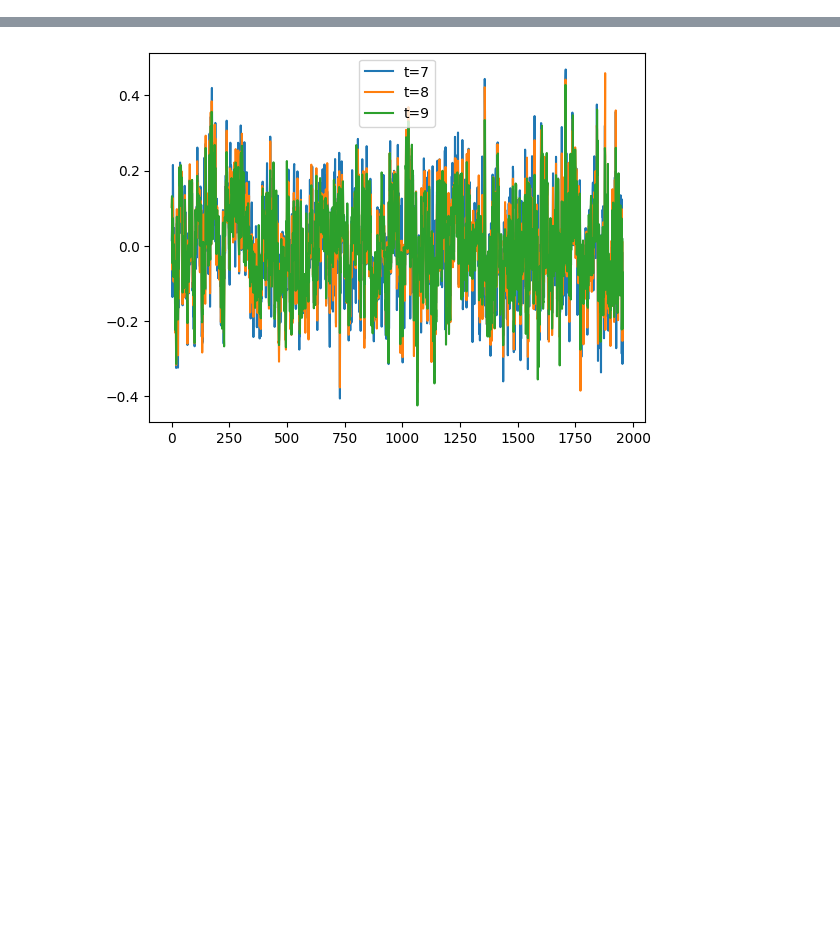
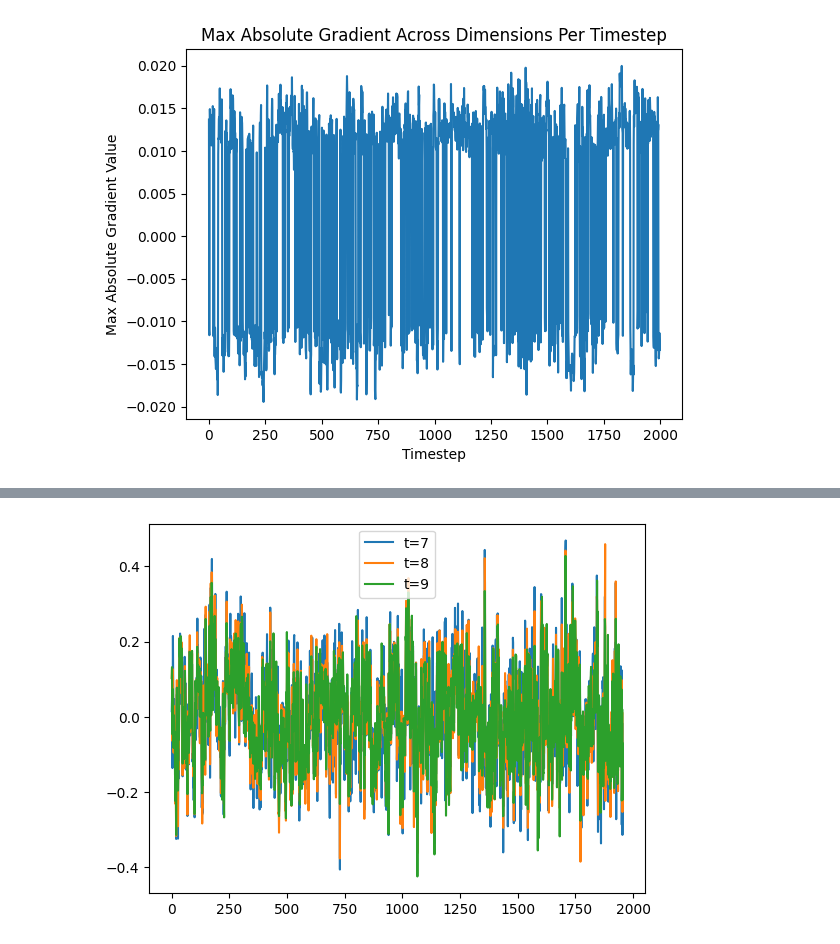
Before and after one commit to jaehyeokdoo2/qflow, a Jupyter notebook: eval_seed_test.ipynb, the cells around one changed output, grey strips where cells are left out. Saved outputs shown, nothing was run; the diff lists cells and outputs as text; code cells hidden in the pictures; blank space fills up the shorter version.

```diff
--- a/eval_seed_test.ipynb
+++ b/eval_seed_test.ipynb
@@ -321,5 +0,0 @@ clipped_guidance_grads.min(), clipped_guidance_grads.max(), clipped_guidance_gra
-# %%
-for i in range(10):
-    print(f"Energy: {np_energy_vals[-i].reshape(-1)}")
-    print(f"Gradient: {np_gradient_vals_norm[-i].reshape(-1)}")
-    print()
@@ -425,0 +1081,20 @@ cosine_sim_vals_by_coeff = load_json(cosine_sim_vals_path)
+# %%
+task_idx = 0
+
+np.random.seed(seed)
+
+guidance_coeff = 0.5
+partial_guidance = 9
+
+flow_steps = 10
+gradient_vals = guided_gradient_vals_by_episode[task_idx]
+gradient_vals = np.array(gradient_vals)
+
+
+extracted_guidance_vals = []
+for t in trange(len(gradient_vals)):
+    sampling_traj = guidance_coeff * gradient_vals[t,-partial_guidance:] / flow_steps
+    extracted_guidance_vals.append(sampling_traj)
+
+extracted_guidance_vals = np.array(extracted_guidance_vals)
+extracted_guidance_vals.shape
@@ -425,0 +1123,16 @@ cosine_sim_vals_by_coeff = load_json(cosine_sim_vals_path)
+# %%
+# Plot gradient along the dimension where the absolute value is the largest for each timestep
+idx = 4
+
+# Find the index (dimension) with the maximum absolute value at each timestep
+max_abs_dim_idxs = np.argmax(np.abs(extracted_guidance_vals[:,idx,:]), axis=1)
+# Gather the corresponding max-gradients at each timestep
+max_abs_grads = extracted_guidance_vals[np.arange(len(extracted_guidance_vals)), idx, max_abs_dim_idxs]
+
+plt.plot(max_abs_grads)
+plt.title("Max Absolute Gradient Across Dimensions Per Timestep")
+plt.xlabel("Timestep")
+plt.ylabel("Max Absolute Gradient Value")
+plt.show()
+# %% [output]
+[figure, added]
```
Also changed, not shown: parts of 80 cells of this notebook, 16 other files.
